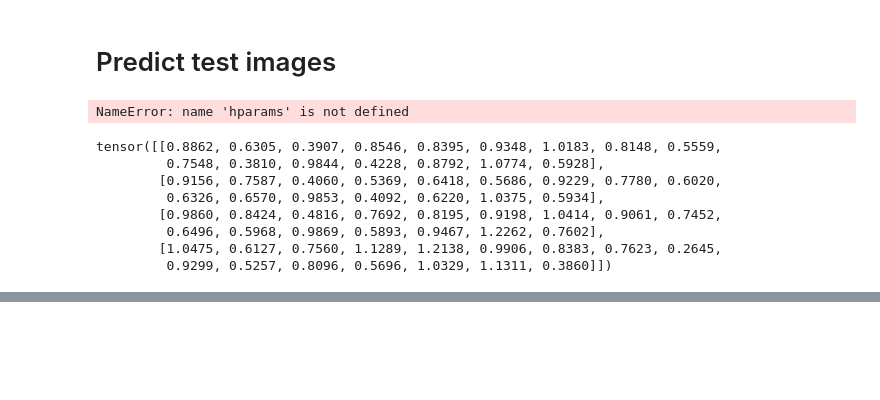
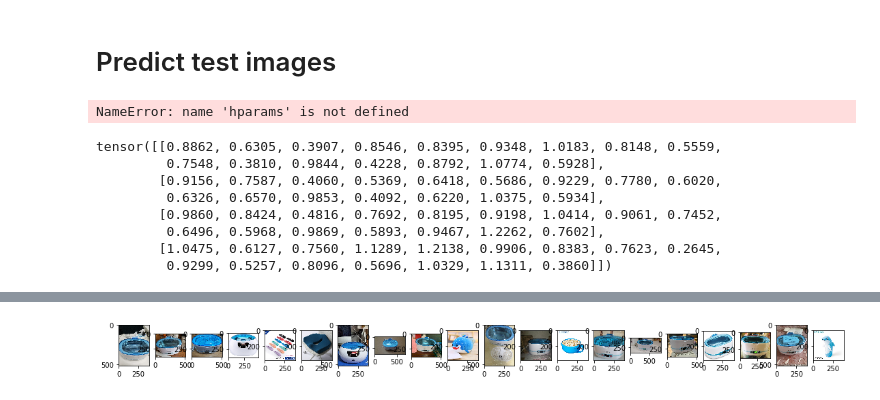
Before and after one commit to zakajd/huawei2020, a Jupyter notebook: notebooks/1_EDA_Jamil.ipynb, the cells around one changed output, grey strips where cells are left out. Cells and saved outputs as stored; diff of their text form; code cells hidden in the pictures; blank space fills up the shorter version.

```diff
--- a/notebooks/1_EDA_Jamil.ipynb
+++ b/notebooks/1_EDA_Jamil.ipynb
@@ -541,0 +591,9 @@ AttributeError: 'dict' object has no attribute 'a'
+# %%
+test_embeddings = torch.tensor(list(map(eval, df_test["embeddings"].values)))
+query_mask = df_test["is_query"].values.astype(np.bool)
+
+# Shape (n_embeddings, embedding_dim)
+query_embeddings, gallery_embeddings = test_embeddings[query_mask], test_embeddings[~query_mask]
+query_files, gallery_files = df_test["file_path"].values[query_mask], df_test["file_path"].values[~query_mask]
+logger.info(f"Query size: {len(query_embeddings)}. Gallery size {len(gallery_embeddings)}")
+del test_embeddings
@@ -541,0 +602,29 @@ AttributeError: 'dict' object has no attribute 'a'
+# %%
+# Matrix of pairwise cosin distances
+distances = torch.cdist(query_embeddings, gallery_embeddings)
+perm_matrix = torch.argsort(distances)
+# %%
+query_files, gallery_files = df_test["file_path"].values[query_mask], df_test["file_path"].values[~query_mask]
+# query_embeddings, gallery_embeddings = test_embeddings[query_mask], test_embeddings[~query_mask]
+# %%
+def show_predictions(query_idx, query_files, gallery_files, perm_matrix, topk=10):
+    """Plots predictions"""
+    predictions = gallery_files[perm_matrix[:,: topk][query_idx]]
+    query_file = query_files[query_idx]
+#     print(os.path.join("data/interim/test_data_A_384", query_file))
+
+    query = cv2.imread(os.path.join("data/interim/test_data_A_384", query_file))
+    query = cv2.cvtColor(query, cv2.COLOR_BGR2RGB)
+
+    plt.figure(figsize=(20,10))
+    plt.subplot(1, topk + 1, 1)
+    plt.imshow(query)
+    for i in range(topk - 1):
+        image = cv2.imread(os.path.join("data/interim/test_data_A_384", predictions[i]))
+        image = cv2.cvtColor(image, cv2.COLOR_BGR2RGB)
+        plt.subplot(1, topk + 1, i + 2)
+        plt.imshow(image)
+# %%
+show_predictions(2, query_files, gallery_files, perm_matrix, topk=20)
+# %% [output]
+[figure, added]
```
Also changed, not shown: parts of 9 cells of this notebook, 21 other files.
